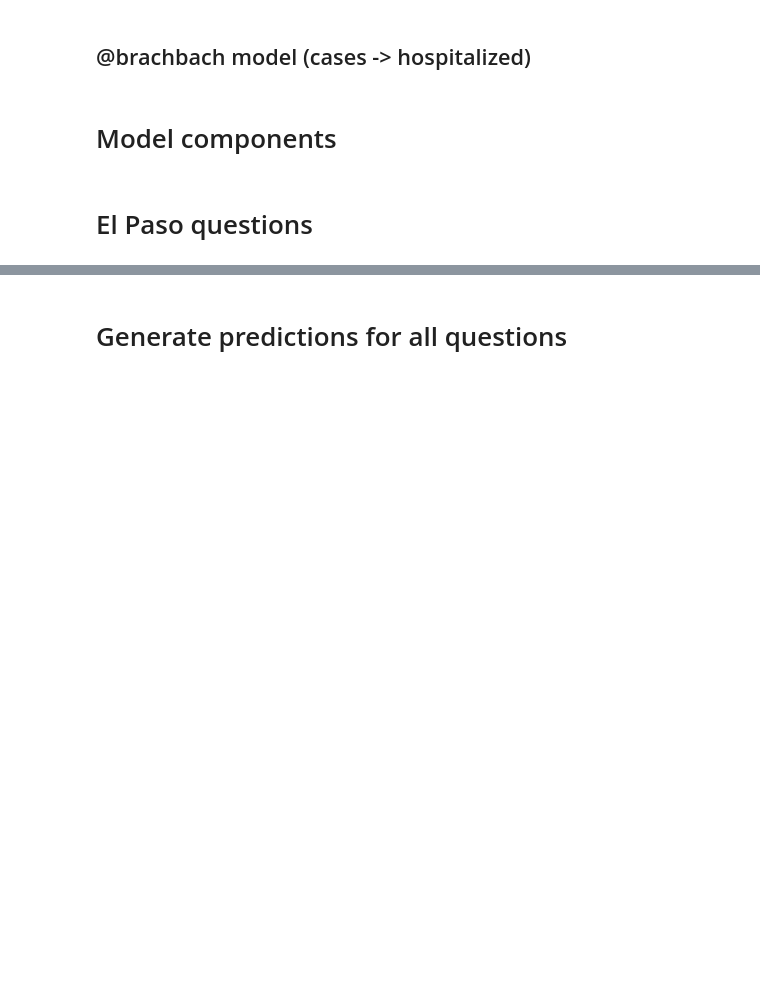
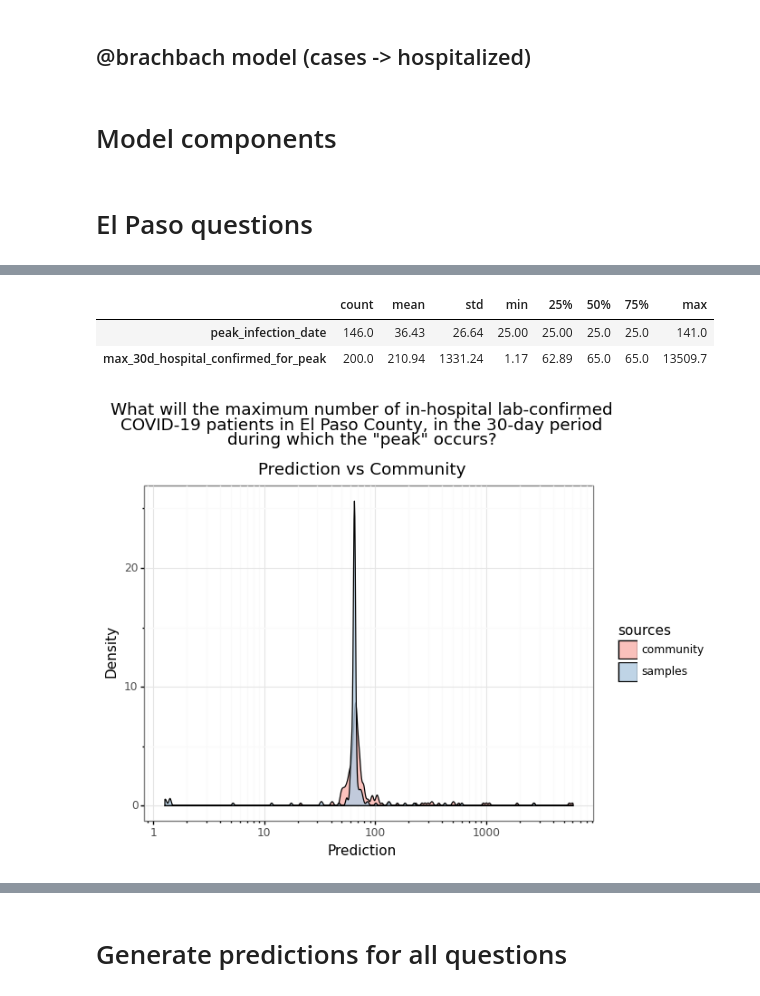
Before and after one commit to oughtinc/ergo, a Jupyter notebook: notebooks/src/el-paso.ipynb, the cells around one changed output, grey strips where cells are left out. Cells and saved outputs as stored; diff of their text form; code cells hidden in the pictures; blank space fills up the shorter version.

```diff
--- a/notebooks/src/el-paso.ipynb
+++ b/notebooks/src/el-paso.ipynb
@@ -358,14 +454,45 @@ plot_question(frac_patients_invasive)
-# %%
-@question(4153, community_weight=0.3)
-def max_30d_hospital_confirmed_for_peak():
-    """
-    What will the maximum number of in-hospital lab-confirmed COVID-19
-    patients in El Paso County, in the 30-day period during which the "peak"
-    occurs?
-    """
-    peak = peak_infection_date()
-    days = daterange(peak - timedelta(15), peak + timedelta(15))
-    return max(hospital_confirmed_for_date(day) for day in days)
-
-plot_question(max_30d_hospital_confirmed_for_peak, bw=0.01, num_samples=1000)
+# %%
+@ergo.mem
+def peak_hospitalized():
+    """
+    What will be the max number of COVID patients in the hospital at any date
+    15 days before or after the date of the first peak?
+
+    What will be the date of this peak in hospitalizations?
+
+    returns: (peak_date, peak_hospitalized)
+    """
+    peak = peak_infection_date()
+    days = daterange(peak - timedelta(15), peak + timedelta(16))
+
+    peak_date = None
+    peak_hospitalized = 0
+
+    for day in days:
+        hospitalized_for_day = hospital_confirmed_for_date(day)
+
+        # if there are 2 different dates
+        # with the same peak number of hospitalized patients,
+        # return the first date
+        if hospitalized_for_day > peak_hospitalized:
+            peak_date = day
+            peak_hospitalized = hospitalized_for_day
+
+    return (peak_date, peak_hospitalized)
+
+@question(4153, community_weight=0.3)
+def max_30d_hospital_confirmed_for_peak():
+    """
+    What will the maximum number of in-hospital lab-confirmed COVID-19
+    patients in El Paso County, in the 30-day period during which the "peak"
+    occurs?
+    """
+    return peak_hospitalized()[1]
+
+plot_question(max_30d_hospital_confirmed_for_peak, bw=0.01)
+# %% [output]
+|  | count | mean | std | min | 25% | 50% | 75% | max |
+| peak_infection_date | 146.0 | 36.43 | 26.64 | 25.00 | 25.00 | 25.0 | 25.0 | 141.0 |
+| max_30d_hospital_confirmed_for_peak | 200.0 | 210.94 | 1331.24 | 1.17 | 62.89 | 65.0 | 65.0 | 13509.7 |
+[figure, added]
 # %%
```
Also changed, not shown: parts of 13 cells of this notebook, 1 other file.
